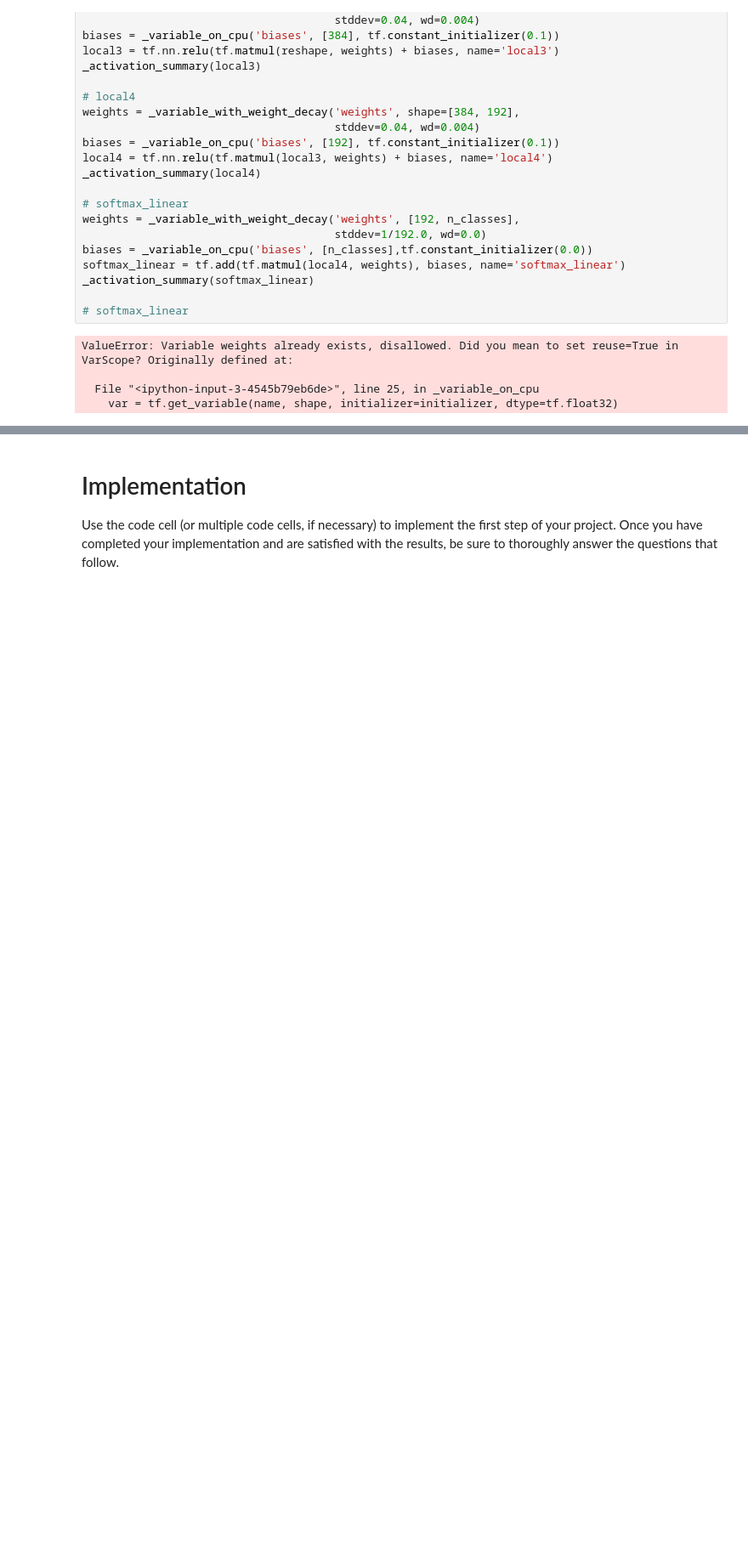
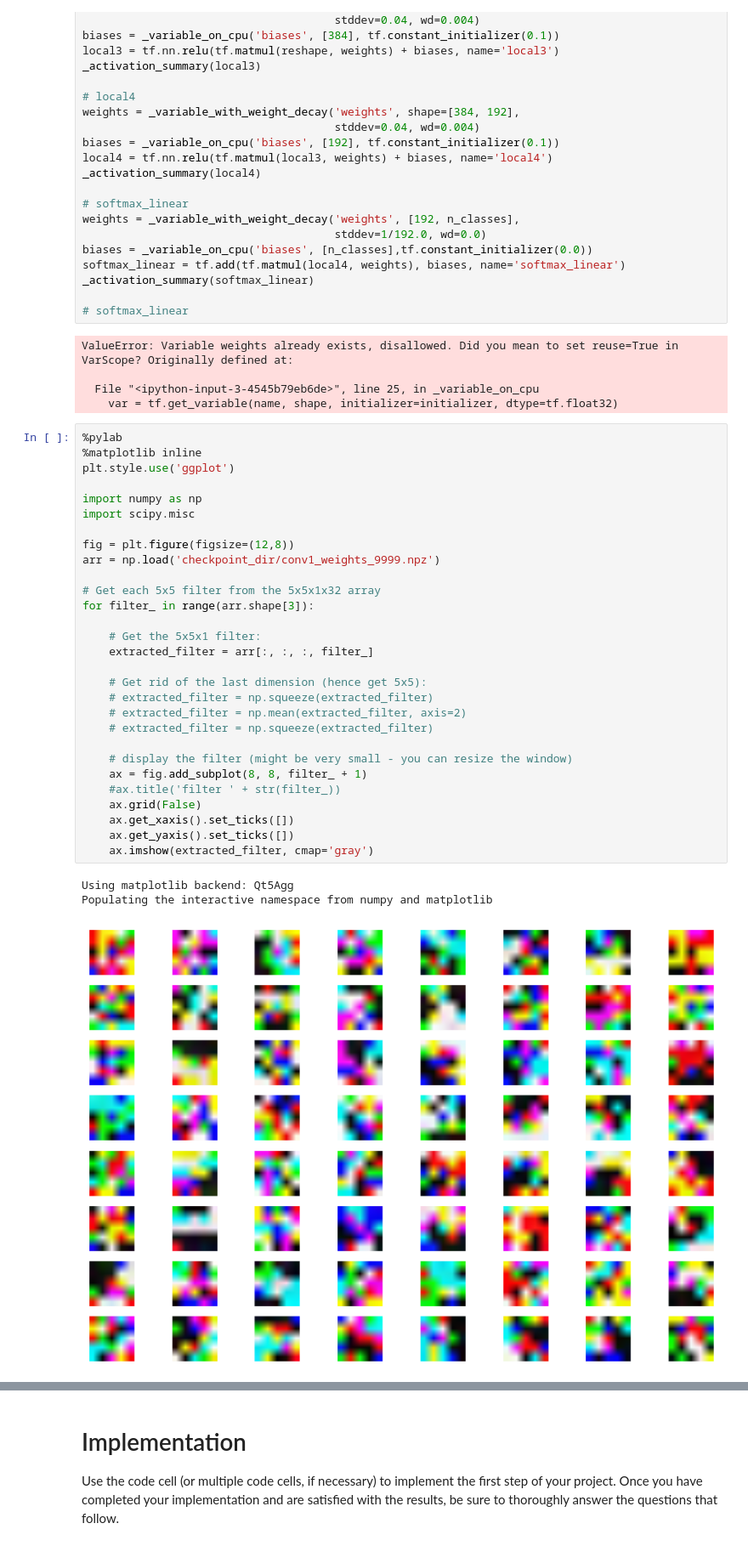
Before and after one commit to mimoralea/traffic-signs, a Jupyter notebook: Traffic_Signs_Recognition.ipynb, the cells around one changed output, grey strips where cells are left out. Shown at 85% size. Cells and saved outputs as stored; diff of their text form; blank space fills up the shorter version.

```diff
--- a/Traffic_Signs_Recognition.ipynb
+++ b/Traffic_Signs_Recognition.ipynb
@@ -473,3 +475,36 @@ ValueError: Variable weights already exists, disallowed. Did you mean to set reu
 
   File "<ipython-input-3-4545b79eb6de>", line 25, in _variable_on_cpu
     var = tf.get_variable(name, shape, initializer=initializer, dtype=tf.float32)
+# %%
+%pylab
+%matplotlib inline
+plt.style.use('ggplot')
+
+import numpy as np
+import scipy.misc
+
+fig = plt.figure(figsize=(12,8))
+arr = np.load('checkpoint_dir/conv1_weights_9999.npz')
+
+# Get each 5x5 filter from the 5x5x1x32 array
+for filter_ in range(arr.shape[3]):
+
+    # Get the 5x5x1 filter:
+    extracted_filter = arr[:, :, :, filter_]
+
+    # Get rid of the last dimension (hence get 5x5):
+    # extracted_filter = np.squeeze(extracted_filter)
+    # extracted_filter = np.mean(extracted_filter, axis=2)
+    # extracted_filter = np.squeeze(extracted_filter)
+
+    # display the filter (might be very small - you can resize the window)
+    ax = fig.add_subplot(8, 8, filter_ + 1)
+    #ax.title('filter ' + str(filter_))
+    ax.grid(False)
+    ax.get_xaxis().set_ticks([])
+    ax.get_yaxis().set_ticks([])
+    ax.imshow(extracted_filter, cmap='gray')
+# %% [output]
+Using matplotlib backend: Qt5Agg
+Populating the interactive namespace from numpy and matplotlib
+[figure, added]
```
Also changed, not shown: parts of 8 cells of this notebook, 2 other files.
